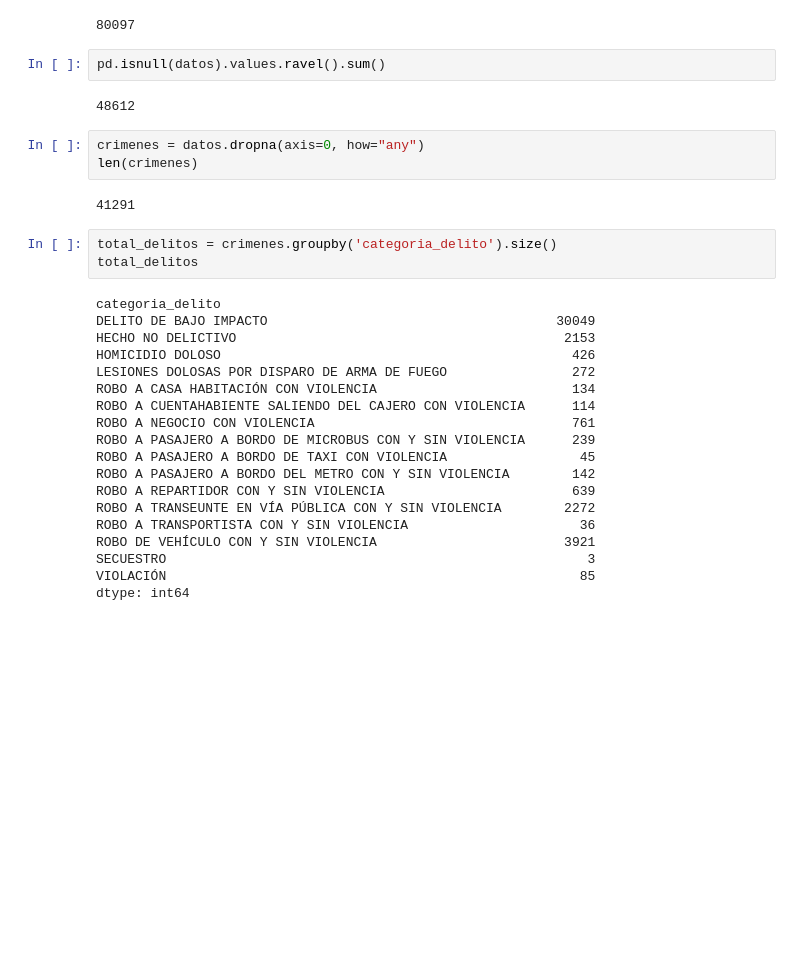
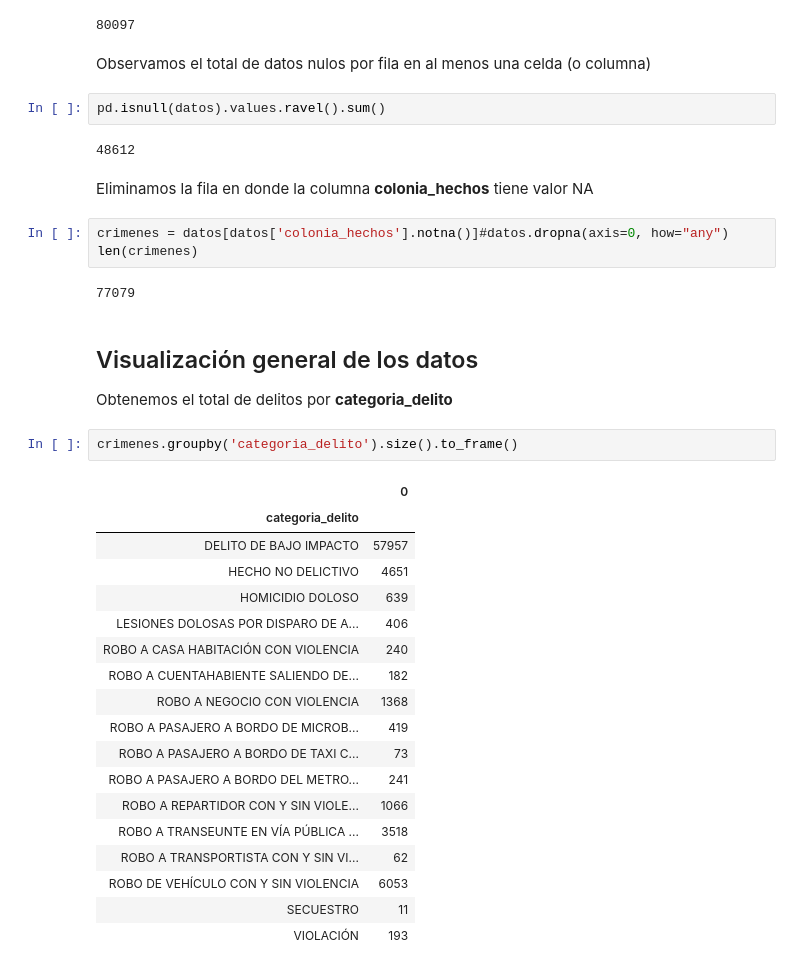
Before and after one commit to jesus-acm/crimeZone-python, a Jupyter notebook: Delitos de Gustavo A Madero.ipynb, the cells around one changed output. Drawn from its saved outputs; the diff is of its cells as text; blank space fills up the shorter version.

```diff
--- a/Delitos de Gustavo A Madero.ipynb
+++ b/Delitos de Gustavo A Madero.ipynb
@@ -16,34 +23,41 @@ datos = datos[datos['alcaldia_hechos']=='GUSTAVO A MADERO']
 len(datos)
 # %% [output]
 80097
+# %% [markdown]
+Observamos el total de datos nulos por fila en al menos una celda (o columna)
 # %%
 pd.isnull(datos).values.ravel().sum()
 # %% [output]
 48612
+# %% [markdown]
+Eliminamos la fila en donde la columna **colonia_hechos** tiene valor NA
 # %%
-crimenes = datos.dropna(axis=0, how="any")
+crimenes = datos[datos['colonia_hechos'].notna()]#datos.dropna(axis=0, how="any")
 len(crimenes)
 # %% [output]
-41291
+77079
+# %% [markdown]
+## Visualización general de los datos
+
+Obtenemos el total de delitos por **categoria_delito**
 # %%
-total_delitos = crimenes.groupby('categoria_delito').size()
-total_delitos
+crimenes.groupby('categoria_delito').size().to_frame()
 # %% [output]
-categoria_delito
-DELITO DE BAJO IMPACTO                                     30049
-HECHO NO DELICTIVO                                          2153
-HOMICIDIO DOLOSO                                             426
-LESIONES DOLOSAS POR DISPARO DE ARMA DE FUEGO                272
-ROBO A CASA HABITACIÓN CON VIOLENCIA                         134
-ROBO A CUENTAHABIENTE SALIENDO DEL CAJERO CON VIOLENCIA      114
-ROBO A NEGOCIO CON VIOLENCIA                                 761
-ROBO A PASAJERO A BORDO DE MICROBUS CON Y SIN VIOLENCIA      239
-ROBO A PASAJERO A BORDO DE TAXI CON VIOLENCIA                 45
-ROBO A PASAJERO A BORDO DEL METRO CON Y SIN VIOLENCIA        142
-ROBO A REPARTIDOR CON Y SIN VIOLENCIA                        639
-ROBO A TRANSEUNTE EN VÍA PÚBLICA CON Y SIN VIOLENCIA        2272
-ROBO A TRANSPORTISTA CON Y SIN VIOLENCIA                      36
-ROBO DE VEHÍCULO CON Y SIN VIOLENCIA                        3921
-SECUESTRO                                                      3
-VIOLACIÓN                                                     85
-dtype: int64
+|  | 0 |
+| categoria_delito |  |
+| DELITO DE BAJO IMPACTO | 57957 |
+| HECHO NO DELICTIVO | 4651 |
+| HOMICIDIO DOLOSO | 639 |
+| LESIONES DOLOSAS POR DISPARO DE A... | 406 |
+| ROBO A CASA HABITACIÓN CON VIOLENCIA | 240 |
+| ROBO A CUENTAHABIENTE SALIENDO DE... | 182 |
+| ROBO A NEGOCIO CON VIOLENCIA | 1368 |
+| ROBO A PASAJERO A BORDO DE MICROB... | 419 |
+| ROBO A PASAJERO A BORDO DE TAXI C... | 73 |
+| ROBO A PASAJERO A BORDO DEL METRO... | 241 |
+| ROBO A REPARTIDOR CON Y SIN VIOLE... | 1066 |
+| ROBO A TRANSEUNTE EN VÍA PÚBLICA ... | 3518 |
+| ROBO A TRANSPORTISTA CON Y SIN VI... | 62 |
+| ROBO DE VEHÍCULO CON Y SIN VIOLENCIA | 6053 |
+| SECUESTRO | 11 |
+| VIOLACIÓN | 193 |
```
Also changed, not shown: parts of 17 cells of this notebook.
